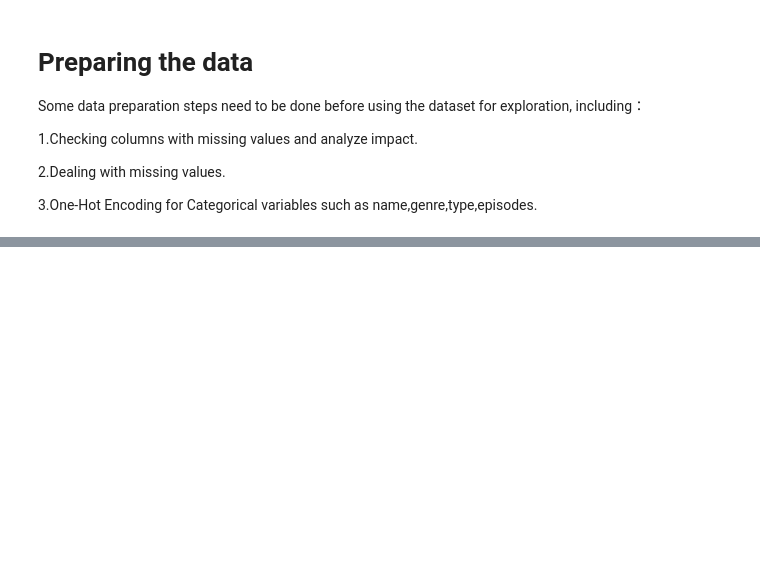
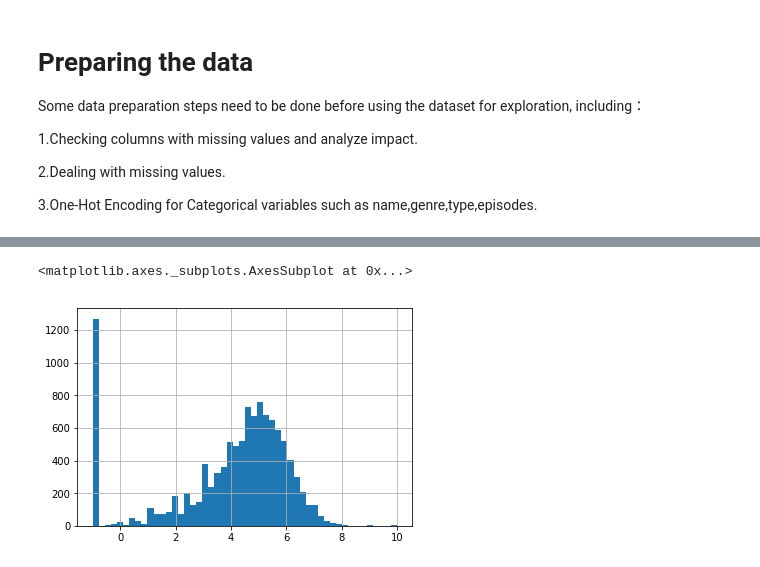
Before and after one commit to PiyushWadhai/Blog-Post-DS, a Jupyter notebook: Anime_recommendation_Blog_post.ipynb, the cells around one changed output, grey strips where cells are left out. Cells and saved outputs as stored; diff of their text form; code cells hidden in the pictures; blank space fills up the shorter version.

```diff
--- a/Anime_recommendation_Blog_post.ipynb
+++ b/Anime_recommendation_Blog_post.ipynb
@@ -103,0 +252,5 @@ dtype: int64
+# %%
+ratings['rating'].hist(bins=50)
+# %% [output]
+<matplotlib.axes._subplots.AxesSubplot at 0x...>
+[figure, added]
```
Also changed, not shown: parts of 23 cells of this notebook.
